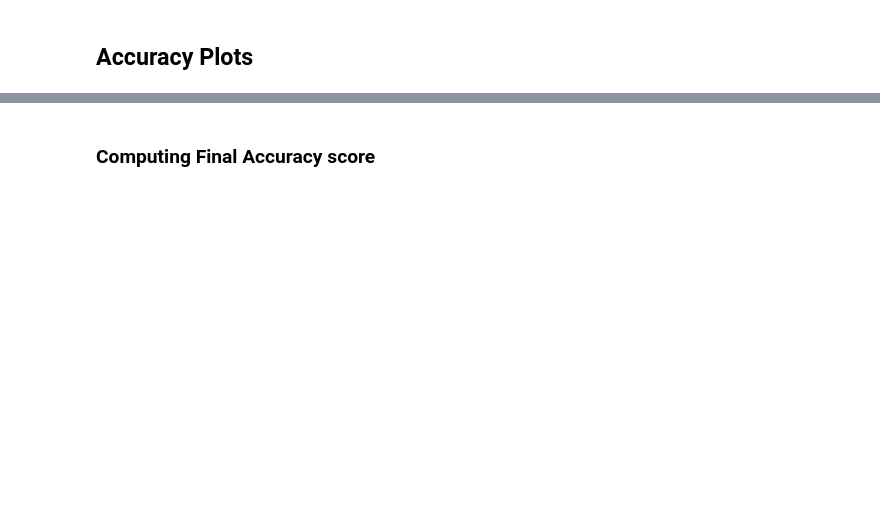
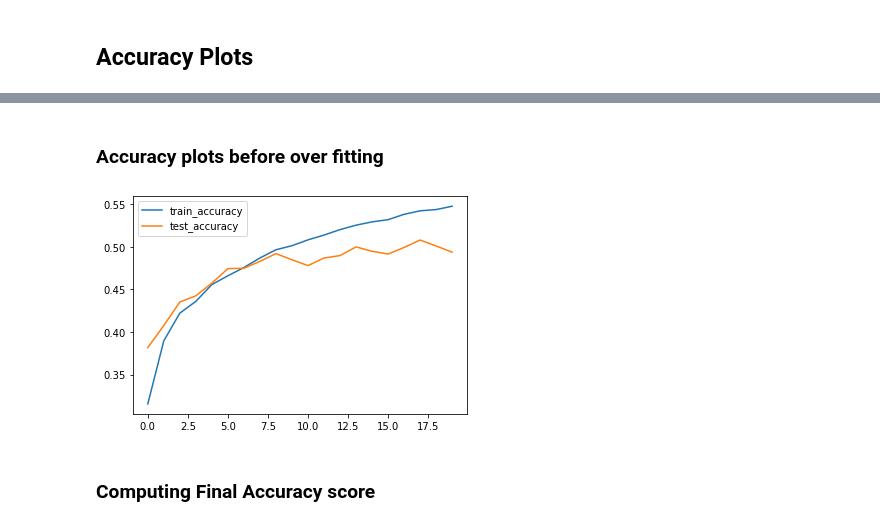
Before and after one commit to Baraa42/Elalami-Skakova-INM702-Coursework, a Jupyter notebook: Task 4/Task4.ipynb, the cells around one changed output, grey strips where cells are left out. Drawn from its saved outputs; the diff is of its cells as text; code cells hidden in the pictures; blank space fills up the shorter version.

```diff
--- a/Task 4/Task4.ipynb
+++ b/Task 4/Task4.ipynb
@@ -310,3 +337,13 @@ plt.show()
+# %% [markdown]
+### Accuracy plots before over fitting
+# %%
+# Plotting test and train Accuracies
+plt.plot(train_accuracy[:20], label='train_accuracy')
+plt.plot(test_accuracy[:20], label='test_accuracy')
+plt.legend()
+plt.show()
+# %% [output]
+[figure, added]
 # %% [markdown]
 ### Computing Final Accuracy score
 # %%
```
Also changed, not shown: parts of 17 cells of this notebook, 2 other files.
